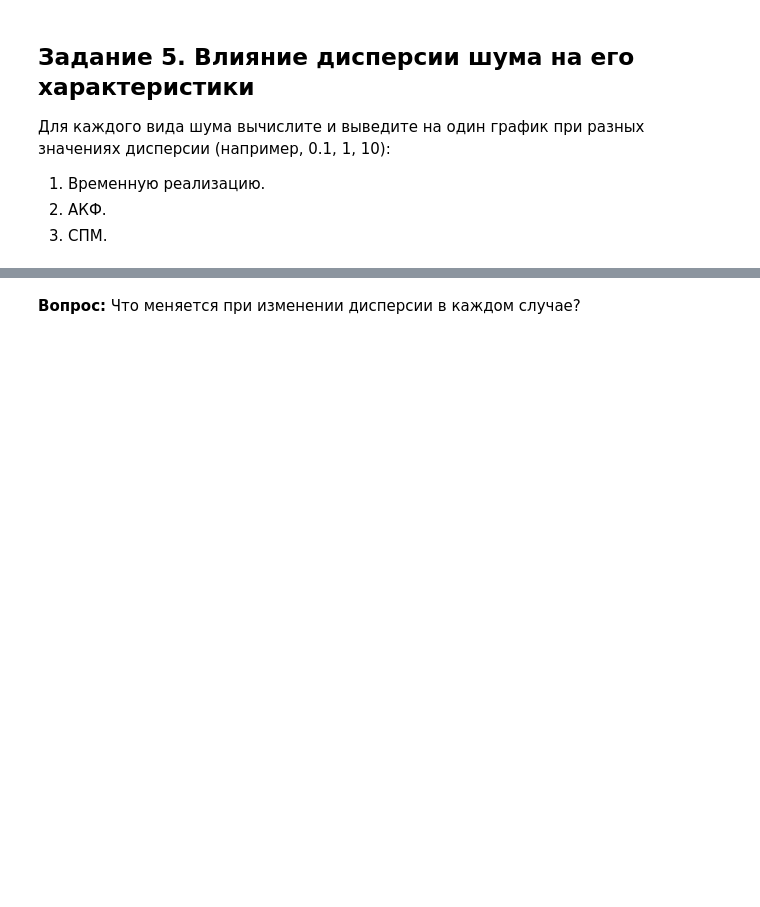
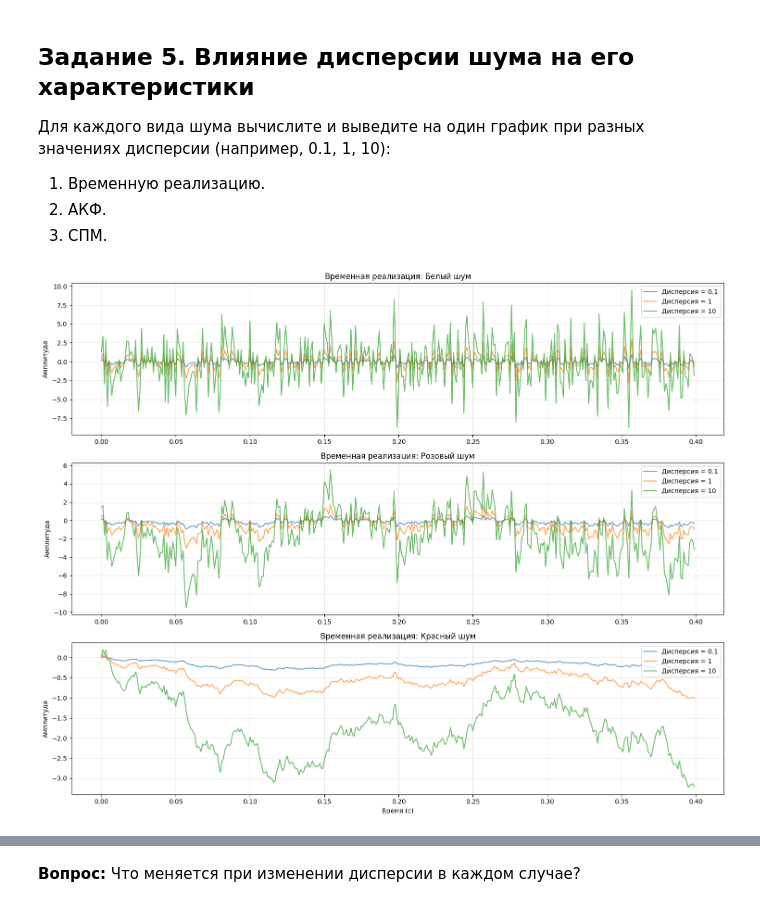
Before and after one commit to ilya-agafonov/dsp-seminars, a Jupyter notebook: seminars/4_Agafonov.ipynb, the cells around one changed output, grey strips where cells are left out. Saved outputs shown, nothing was run; the diff lists cells and outputs as text; code cells hidden in the pictures; blank space fills up the shorter version.

```diff
--- a/seminars/4_Agafonov.ipynb
+++ b/seminars/4_Agafonov.ipynb
@@ -129,4 +160,25 @@ plt.tight_layout()
 2. АКФ.
 3. СПМ.
 # %%
-# Ваш код здесь
+variances = [0.1, 1, 10]
+noise_names = ['Белый шум', 'Розовый шум', 'Красный шум']
+colors = ['tab:blue', 'tab:orange', 'tab:green']
+
+plt.figure(figsize=(15, 12))
+
+for i, noise in enumerate([white_noise, pink_noise, red_noise]):
+    plt.subplot(3, 1, i+1)
+    for var in variances:
+        scaled_noise = (noise / np.std(noise)) * np.sqrt(var)
+        plt.plot(t[:400], scaled_noise[:400], label=f'Дисперсия = {var}', alpha=0.7)
+
+    plt.title(f'Временная реализация: {noise_names[i]}')
+    plt.ylabel('Амплитуда')
+    plt.legend(loc='upper right')
+    plt.grid(True, alpha=0.3)
+
+plt.xlabel('Время (с)')
+plt.tight_layout()
+plt.show()
+# %% [output]
+[figure, added]
```
Also changed, not shown: parts of 14 cells of this notebook.
